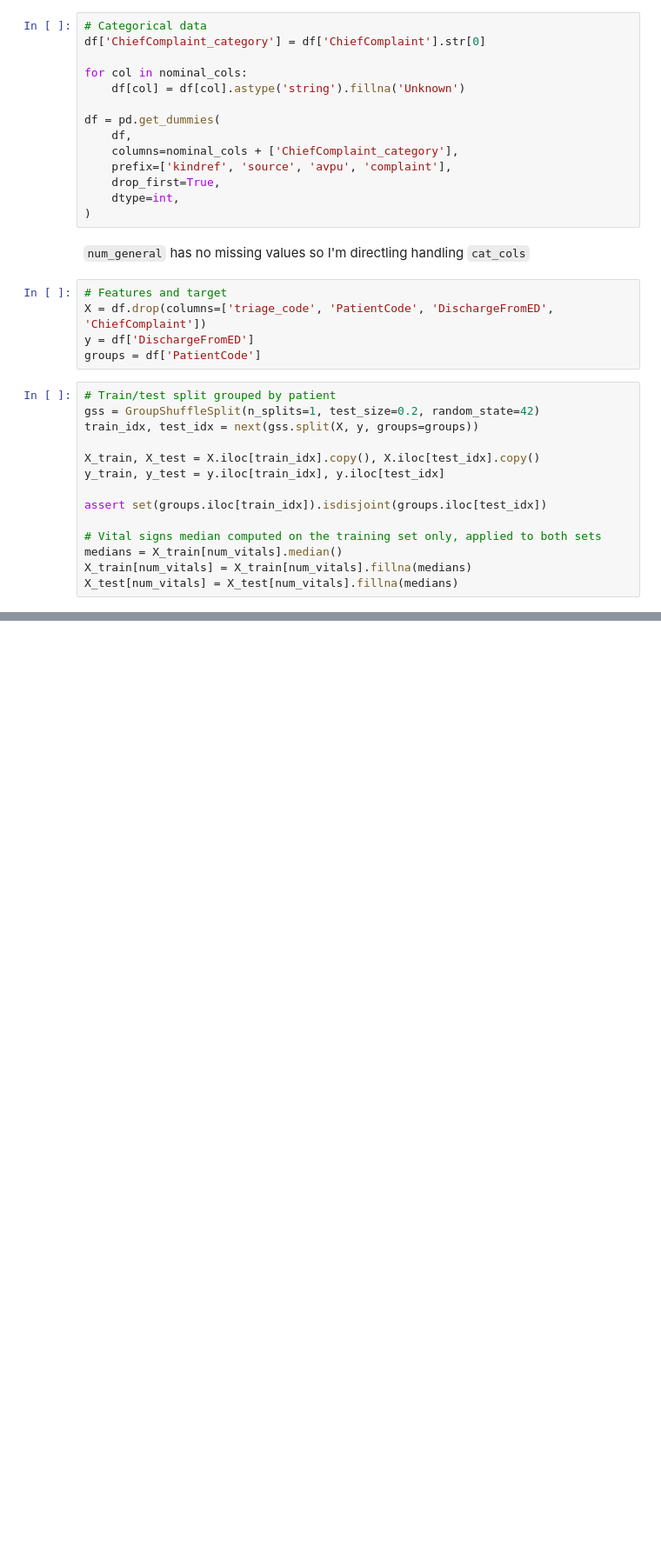
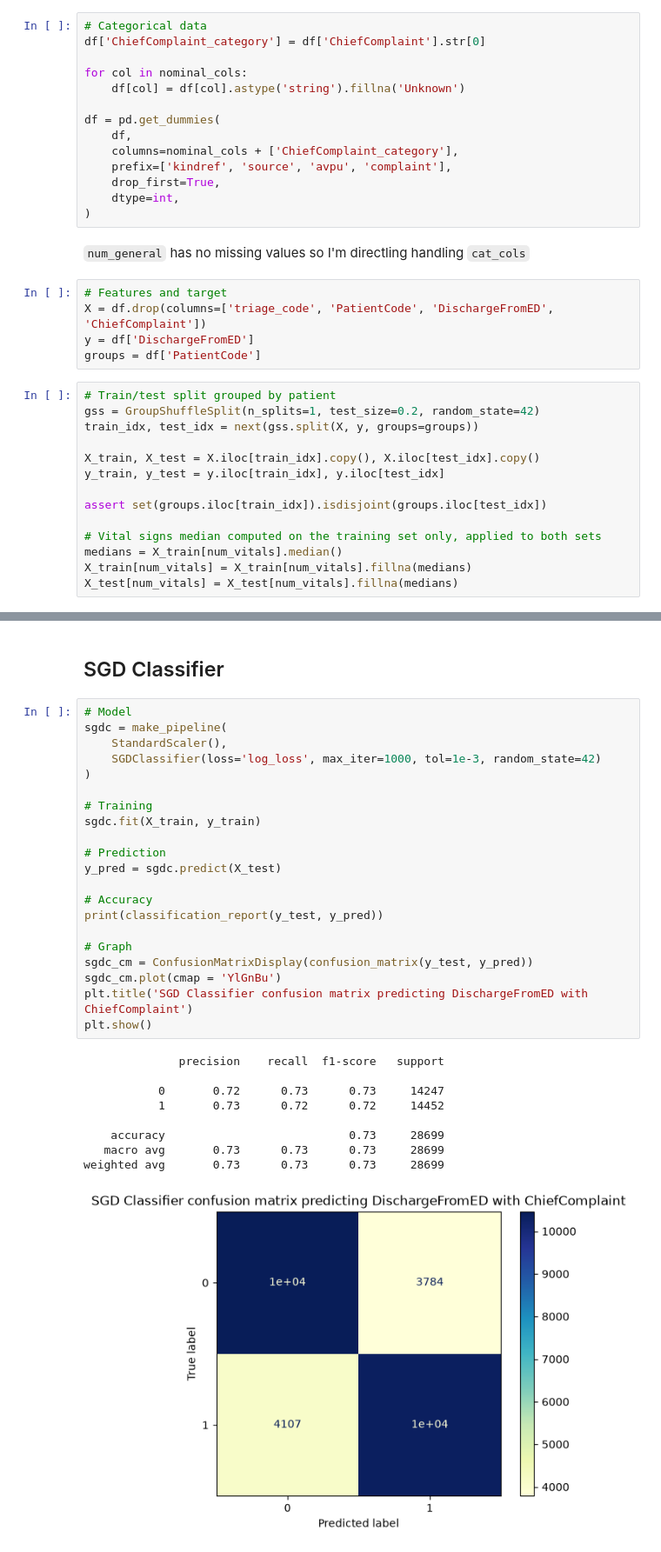
Before and after one commit to asdrz/ER-predicting-length-of-stay, a Jupyter notebook: main.ipynb, the cells around one changed output, grey strips where cells are left out. Shown at 87% size. Cells and saved outputs as stored; diff of their text form; blank space fills up the shorter version.

```diff
--- a/main.ipynb
+++ b/main.ipynb
@@ -275,0 +365,33 @@ X_test[num_vitals] = X_test[num_vitals].fillna(medians)
+# %% [markdown]
+## SGD Classifier
+# %%
+# Model
+sgdc = make_pipeline(
+    StandardScaler(),
+    SGDClassifier(loss='log_loss', max_iter=1000, tol=1e-3, random_state=42)
+)
+
+# Training
+sgdc.fit(X_train, y_train)
+
+# Prediction
+y_pred = sgdc.predict(X_test)
+
+# Accuracy
+print(classification_report(y_test, y_pred))
+
+# Graph
+sgdc_cm = ConfusionMatrixDisplay(confusion_matrix(y_test, y_pred))
+sgdc_cm.plot(cmap = 'YlGnBu')
+plt.title('SGD Classifier confusion matrix predicting DischargeFromED with ChiefComplaint')
+plt.show()
+# %% [output]
+              precision    recall  f1-score   support
+
+           0       0.72      0.73      0.73     14247
+           1       0.73      0.72      0.72     14452
+
+    accuracy                           0.73     28699
+   macro avg       0.73      0.73      0.73     28699
+weighted avg       0.73      0.73      0.73     28699
+[figure, added]
```
Also changed, not shown: parts of 18 cells of this notebook, 2 other files.
